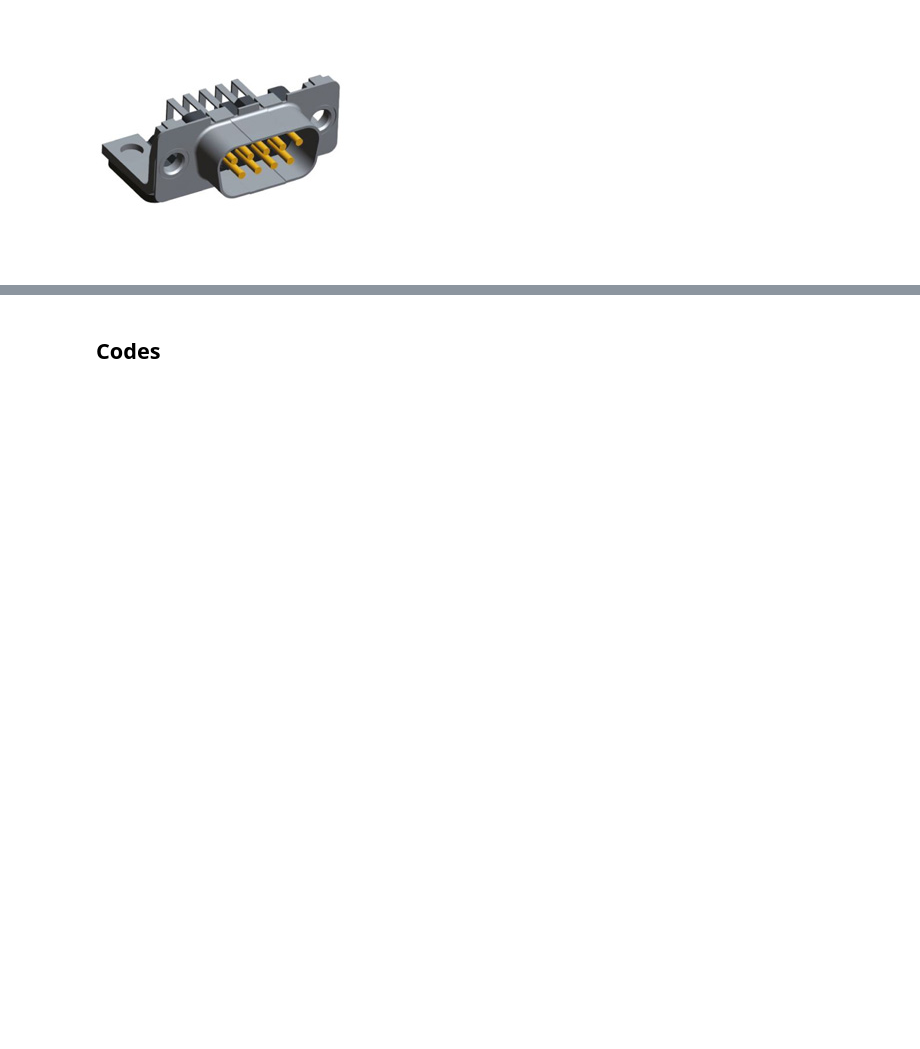
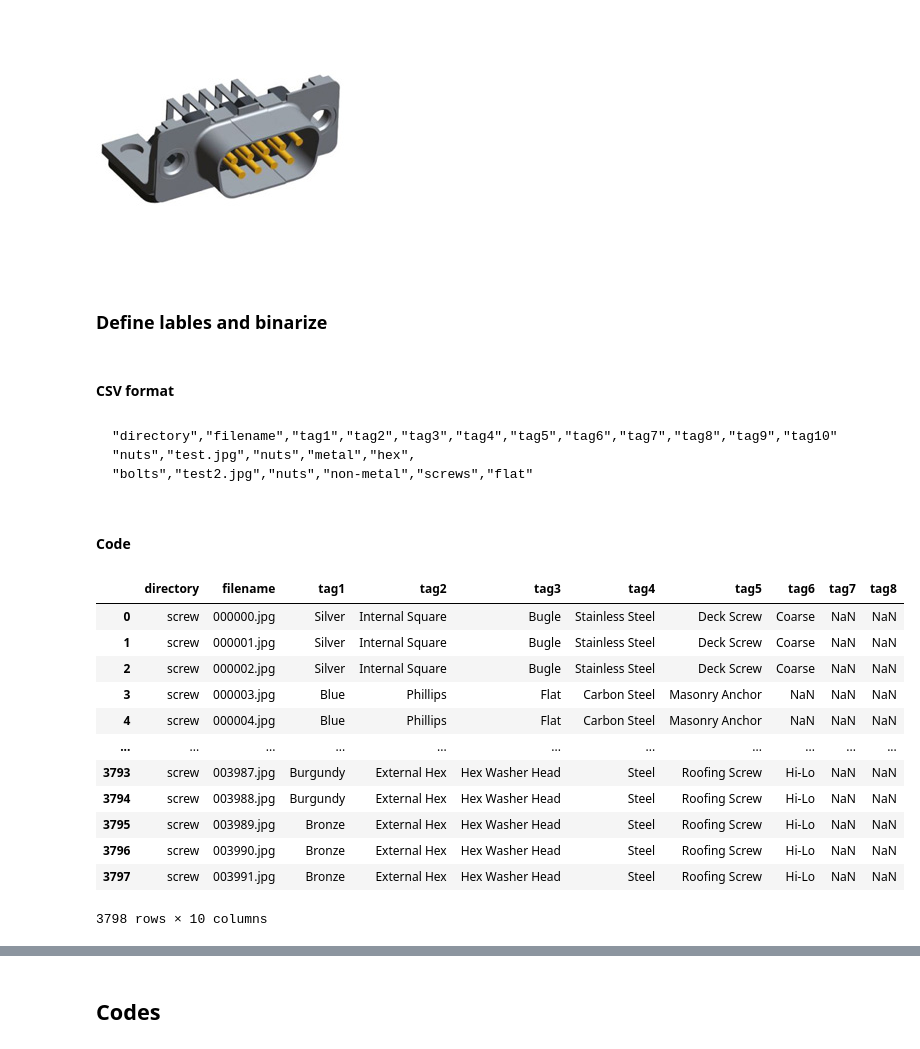
Before and after one commit to RyutaroInatsu/ImageAnnotationChallenge, a Jupyter notebook: notebooks/ImageAnnotationChallenge.ipynb, the cells around one changed output, grey strips where cells are left out. Cells and saved outputs as stored; diff of their text form; code cells hidden in the pictures; blank space fills up the shorter version.

````diff
--- a/notebooks/ImageAnnotationChallenge.ipynb
+++ b/notebooks/ImageAnnotationChallenge.ipynb
@@ -87,3 +89,33 @@ misumi_df.describe()
 ![dummy_connector.jpg](embedded-picture-2)
 ![000071.jpg](embedded-picture-3)
 ![002662.jpg](embedded-picture-4)
+# %% [markdown]
+### Define lables and binarize
+# %% [markdown]
+#### CSV format
+# %% [markdown]
+```csv
+"directory","filename","tag1","tag2","tag3","tag4","tag5","tag6","tag7","tag8","tag9","tag10"
+"nuts","test.jpg","nuts","metal","hex",
+"bolts","test2.jpg","nuts","non-metal","screws","flat"
+```
+# %% [markdown]
+#### Code
+# %%
+import pandas as pd
+df = pd.read_csv("./inputs/fasteners/fasteners_label.csv")
+df.dropna(axis=1, how="all")
+# %% [output]
+|  | directory | filename | tag1 | tag2 | tag3 | tag4 | tag5 | tag6 | tag7 | tag8 |
+| 0 | screw | 000000.jpg | Silver | Internal Square | Bugle | Stainless Steel | Deck Screw | Coarse | NaN | NaN |
+| 1 | screw | 000001.jpg | Silver | Internal Square | Bugle | Stainless Steel | Deck Screw | Coarse | NaN | NaN |
+| 2 | screw | 000002.jpg | Silver | Internal Square | Bugle | Stainless Steel | Deck Screw | Coarse | NaN | NaN |
+| 3 | screw | 000003.jpg | Blue | Phillips | Flat | Carbon Steel | Masonry Anchor | NaN | NaN | NaN |
+| 4 | screw | 000004.jpg | Blue | Phillips | Flat | Carbon Steel | Masonry Anchor | NaN | NaN | NaN |
+| ... | ... | ... | ... | ... | ... | ... | ... | ... | ... | ... |
+| 3793 | screw | 003987.jpg | Burgundy | External Hex | Hex Washer Head | Steel | Roofing Screw | Hi-Lo | NaN | NaN |
+| 3794 | screw | 003988.jpg | Burgundy | External Hex | Hex Washer Head | Steel | Roofing Screw | Hi-Lo | NaN | NaN |
+| 3795 | screw | 003989.jpg | Bronze | External Hex | Hex Washer Head | Steel | Roofing Screw | Hi-Lo | NaN | NaN |
+| 3796 | screw | 003990.jpg | Bronze | External Hex | Hex Washer Head | Steel | Roofing Screw | Hi-Lo | NaN | NaN |
+| 3797 | screw | 003991.jpg | Bronze | External Hex | Hex Washer Head | Steel | Roofing Screw | Hi-Lo | NaN | NaN |
+3798 rows × 10 columns
````
Also changed, not shown: parts of 72 cells of this notebook.
